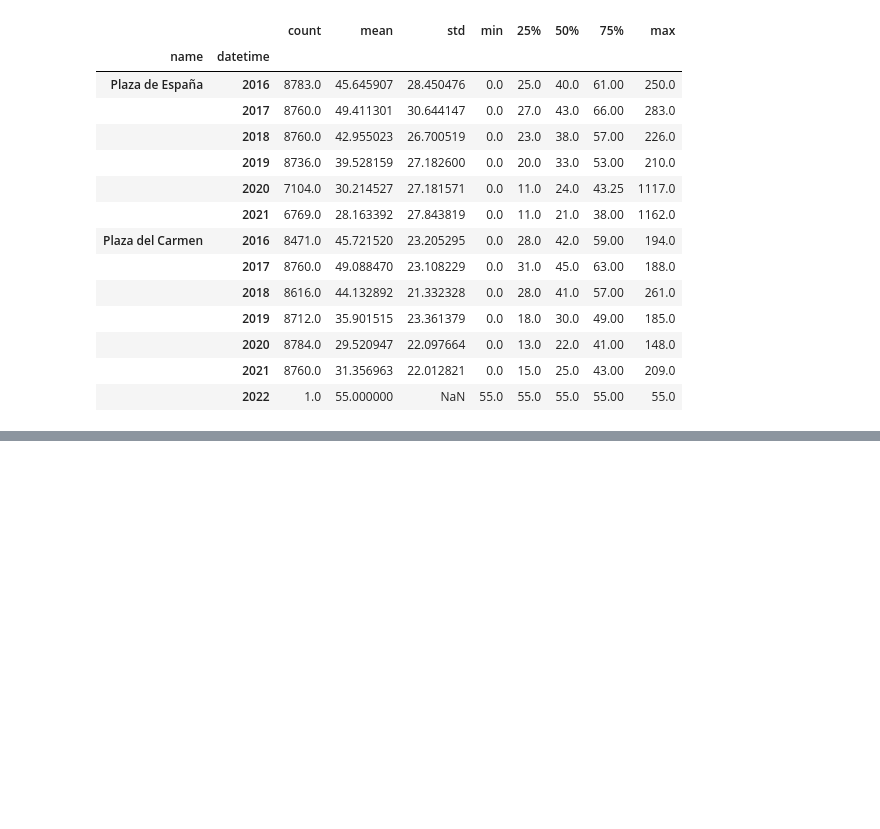
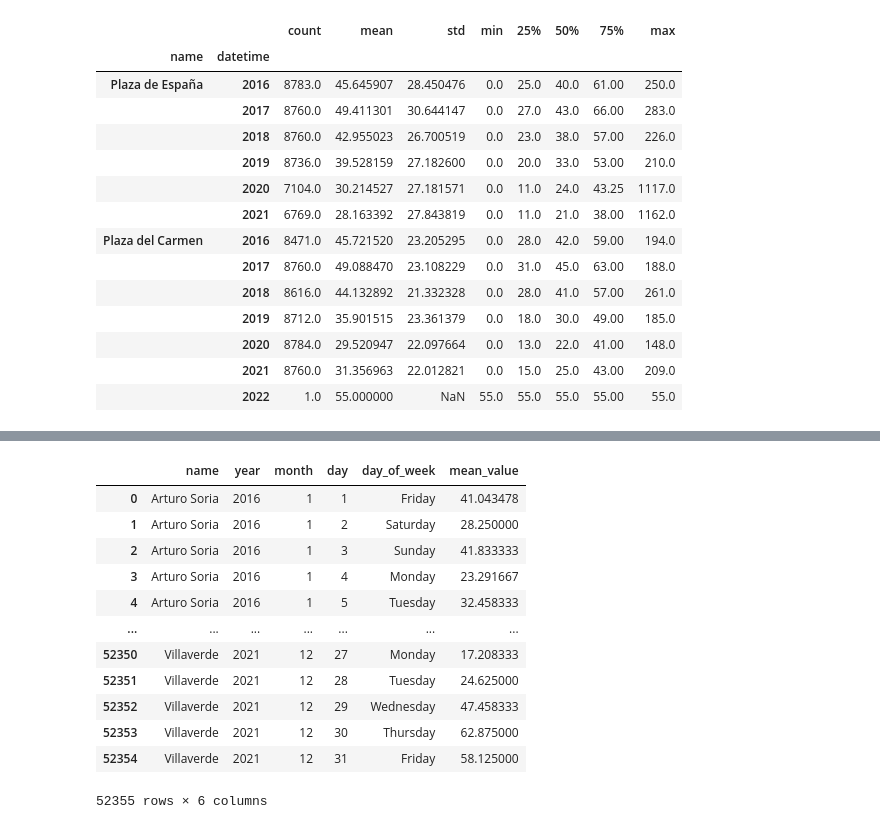
Before and after one commit to Pheithar/socialdata_madridcentral, a Jupyter notebook: Laurine - air quality - exploratory notebook.ipynb, the cells around one changed output, grey strips where cells are left out. Cells and saved outputs as stored; diff of their text form; code cells hidden in the pictures; blank space fills up the shorter version.

```diff
--- a/Laurine - air quality - exploratory notebook.ipynb
+++ b/Laurine - air quality - exploratory notebook.ipynb
@@ -248,0 +450,18 @@ df_focus2.groupby([df_focus2.name, df_focus2.datetime.dt.year]).describe()['valu
+# %%
+df_no2 = df_no2.groupby(["name", "year", "month", "day", "day_of_week"]).agg(mean_value=("value", "mean")).reset_index()
+
+df_no2
+# %% [output]
+|  | name | year | month | day | day_of_week | mean_value |
+| 0 | Arturo Soria | 2016 | 1 | 1 | Friday | 41.043478 |
+| 1 | Arturo Soria | 2016 | 1 | 2 | Saturday | 28.250000 |
+| 2 | Arturo Soria | 2016 | 1 | 3 | Sunday | 41.833333 |
+| 3 | Arturo Soria | 2016 | 1 | 4 | Monday | 23.291667 |
+| 4 | Arturo Soria | 2016 | 1 | 5 | Tuesday | 32.458333 |
+| ... | ... | ... | ... | ... | ... | ... |
+| 52350 | Villaverde | 2021 | 12 | 27 | Monday | 17.208333 |
+| 52351 | Villaverde | 2021 | 12 | 28 | Tuesday | 24.625000 |
+| 52352 | Villaverde | 2021 | 12 | 29 | Wednesday | 47.458333 |
+| 52353 | Villaverde | 2021 | 12 | 30 | Thursday | 62.875000 |
+| 52354 | Villaverde | 2021 | 12 | 31 | Friday | 58.125000 |
+52355 rows × 6 columns
```
Also changed, not shown: parts of 27 cells of this notebook.
